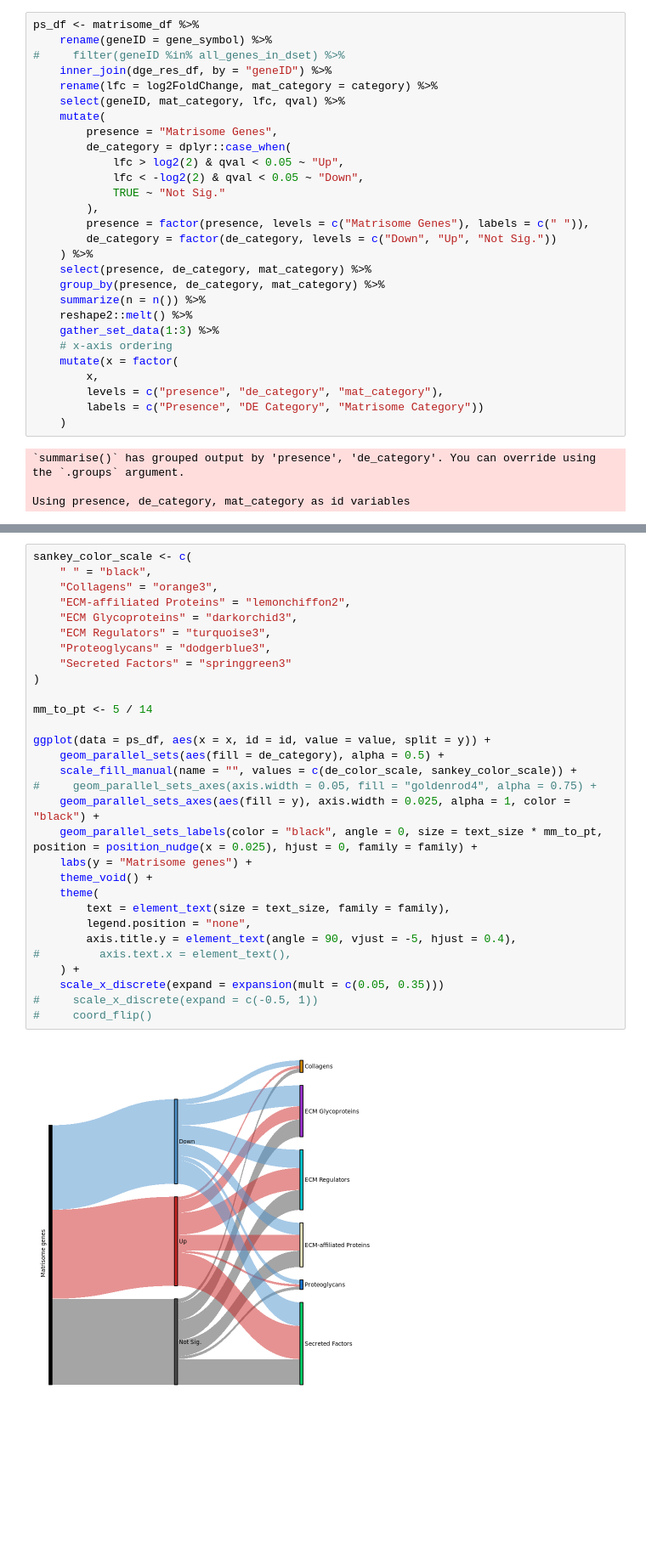
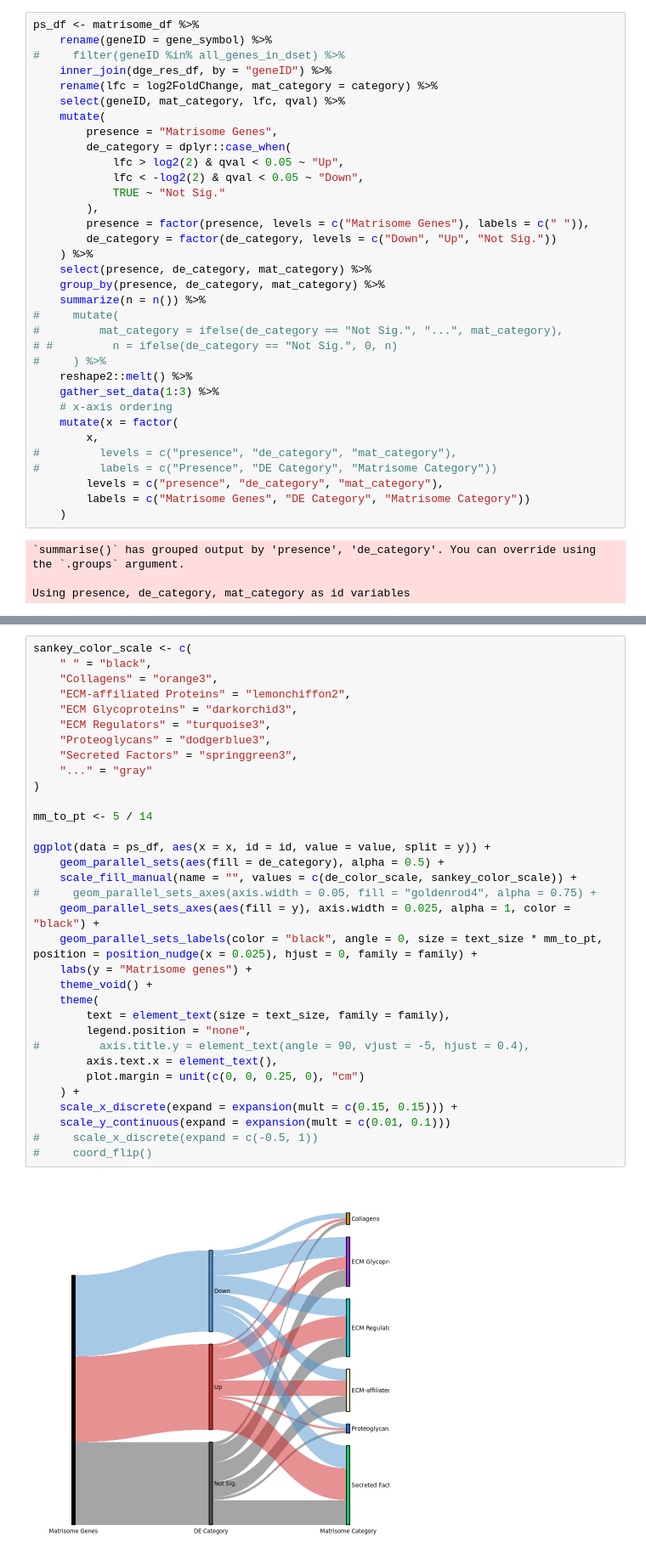
Before and after one commit to fogg-lab/characterizing-ecm-transcriptome-of-endometriosis, a Jupyter notebook: figures/unified_DGE_vis.ipynb, the cells around one changed output, grey strips where cells are left out. Shown at 85% size. Drawn from its saved outputs; the diff is of its cells as text; blank space fills up the shorter version.

Commit message:
Rough draft of figure 2.

```diff
--- a/figures/unified_DGE_vis.ipynb
+++ b/figures/unified_DGE_vis.ipynb
@@ -328,13 +390,19 @@ ps_df <- matrisome_df %>%
     select(presence, de_category, mat_category) %>%
     group_by(presence, de_category, mat_category) %>%
     summarize(n = n()) %>%
+#     mutate(
+#         mat_category = ifelse(de_category == "Not Sig.", "...", mat_category),
+# #         n = ifelse(de_category == "Not Sig.", 0, n)
+#     ) %>%
     reshape2::melt() %>%
     gather_set_data(1:3) %>%
     # x-axis ordering
     mutate(x = factor(
         x,
+#         levels = c("presence", "de_category", "mat_category"),
+#         labels = c("Presence", "DE Category", "Matrisome Category"))
         levels = c("presence", "de_category", "mat_category"),
-        labels = c("Presence", "DE Category", "Matrisome Category"))
+        labels = c("Matrisome Genes", "DE Category", "Matrisome Category"))
     )
 # %% [output]
 `summarise()` has grouped output by 'presence', 'de_category'. You can override using the `.groups` argument.
@@ -355,33 +413,36 @@ A data.frame: 6 × 8
 # %%
 sankey_color_scale <- c(
     " " = "black",
     "Collagens" = "orange3",
     "ECM-affiliated Proteins" = "lemonchiffon2",
     "ECM Glycoproteins" = "darkorchid3",
     "ECM Regulators" = "turquoise3",
     "Proteoglycans" = "dodgerblue3",
-    "Secreted Factors" = "springgreen3"
+    "Secreted Factors" = "springgreen3",
+    "..." = "gray"
 )
 
 mm_to_pt <- 5 / 14
 
 ggplot(data = ps_df, aes(x = x, id = id, value = value, split = y)) +
     geom_parallel_sets(aes(fill = de_category), alpha = 0.5) +
     scale_fill_manual(name = "", values = c(de_color_scale, sankey_color_scale)) +
 #     geom_parallel_sets_axes(axis.width = 0.05, fill = "goldenrod4", alpha = 0.75) +
     geom_parallel_sets_axes(aes(fill = y), axis.width = 0.025, alpha = 1, color = "black") +
     geom_parallel_sets_labels(color = "black", angle = 0, size = text_size * mm_to_pt, position = position_nudge(x = 0.025), hjust = 0, family = family) +
     labs(y = "Matrisome genes") +
     theme_void() +
     theme(
         text = element_text(size = text_size, family = family),
         legend.position = "none",
-        axis.title.y = element_text(angle = 90, vjust = -5, hjust = 0.4),
-#         axis.text.x = element_text(),
+#         axis.title.y = element_text(angle = 90, vjust = -5, hjust = 0.4),
+        axis.text.x = element_text(),
+        plot.margin = unit(c(0, 0, 0.25, 0), "cm")
     ) +
-    scale_x_discrete(expand = expansion(mult = c(0.05, 0.35)))
+    scale_x_discrete(expand = expansion(mult = c(0.15, 0.15))) +
+    scale_y_continuous(expand = expansion(mult = c(0.01, 0.1)))
 #     scale_x_discrete(expand = c(-0.5, 1))
 #     coord_flip()
 # %% [output]
-[figure, old version]
+[figure, new version]
 # %%
```
Also changed, not shown: parts of 15 cells of this notebook, 2 other files.
